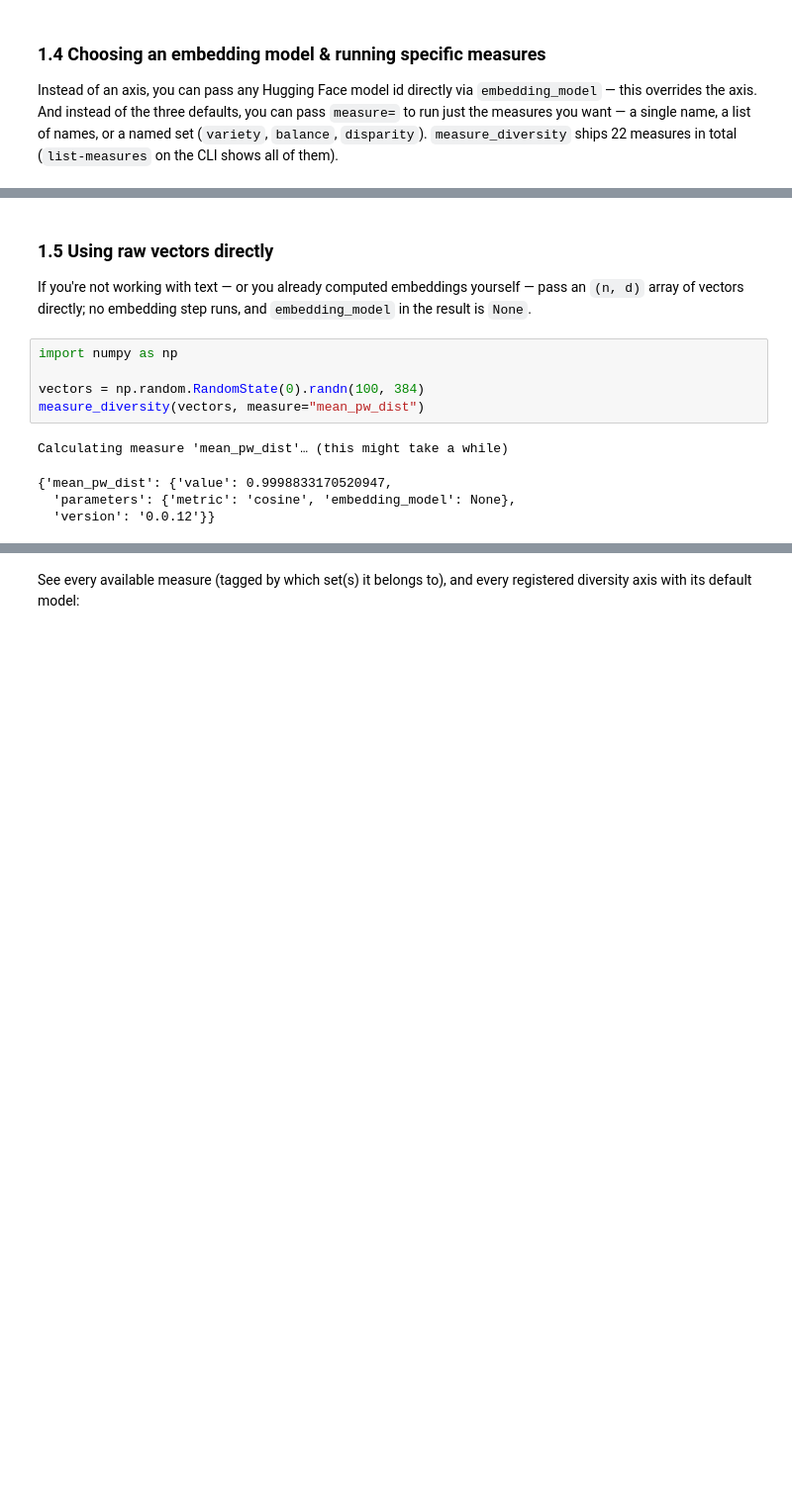
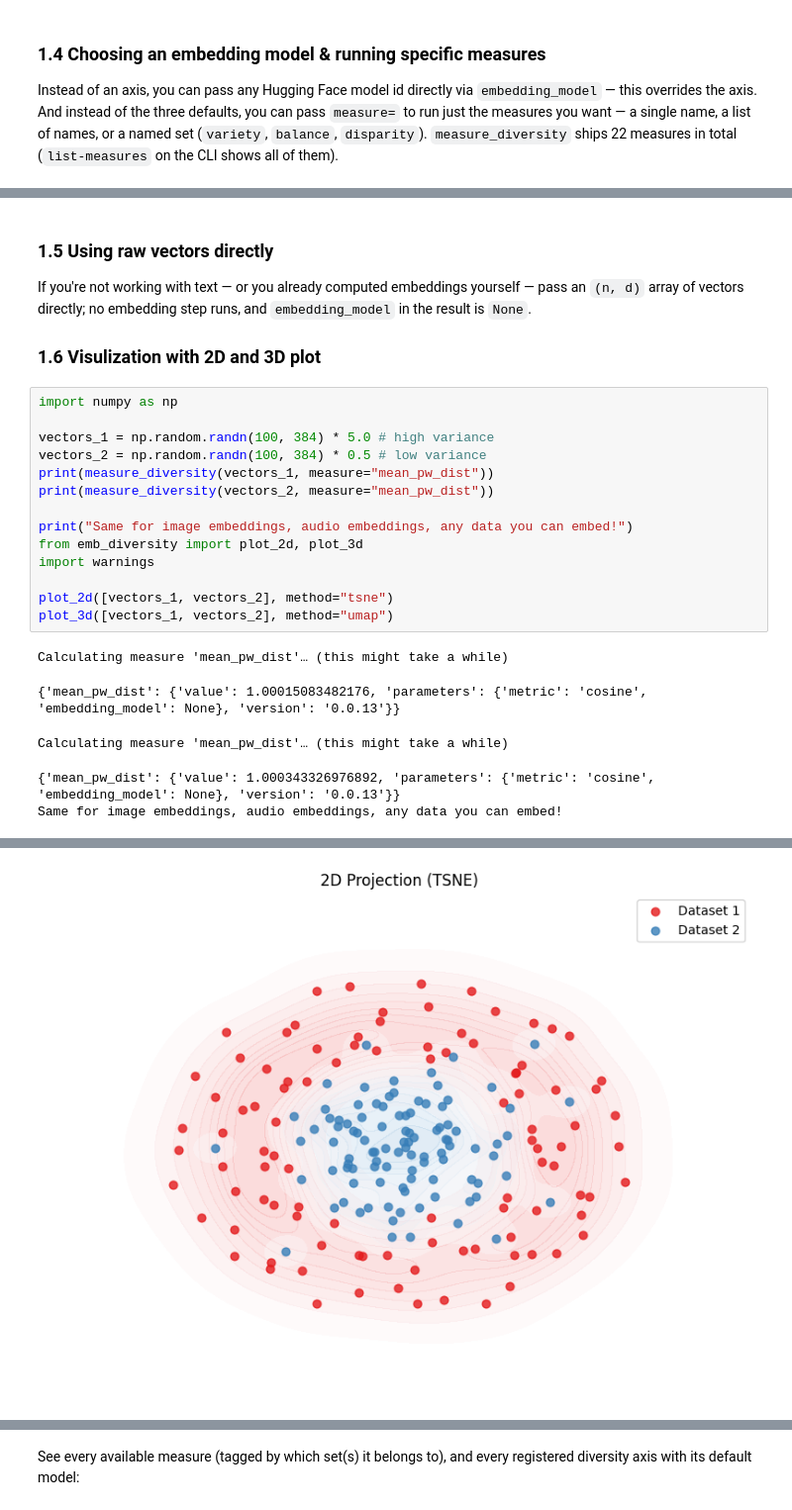
Before and after one commit to nlpsoc/emb-diversity, a Jupyter notebook: examples/colab_demo.ipynb, the cells around one changed output, grey strips where cells are left out. Shown at 99% size. Cells and saved outputs as stored; diff of their text form; blank space fills up the shorter version.

```diff
--- a/examples/colab_demo.ipynb
+++ b/examples/colab_demo.ipynb
@@ -177,13 +176,25 @@ Calculating measure 'energy'… (this might take a while)
 If you're not working with text — or you already computed embeddings
 yourself — pass an `(n, d)` array of vectors directly; no embedding step
 runs, and `embedding_model` in the result is `None`.
+
+### 1.6 Visulization with 2D and 3D plot
 # %%
 import numpy as np
 
-vectors = np.random.RandomState(0).randn(100, 384)
-measure_diversity(vectors, measure="mean_pw_dist")
+vectors_1 = np.random.randn(100, 384) * 5.0 # high variance
+vectors_2 = np.random.randn(100, 384) * 0.5 # low variance
+print(measure_diversity(vectors_1, measure="mean_pw_dist"))
+print(measure_diversity(vectors_2, measure="mean_pw_dist"))
+
+print("Same for image embeddings, audio embeddings, any data you can embed!")
+from emb_diversity import plot_2d, plot_3d
+import warnings
+
+plot_2d([vectors_1, vectors_2], method="tsne")
+plot_3d([vectors_1, vectors_2], method="umap")
 # %% [output]
 Calculating measure 'mean_pw_dist'… (this might take a while)
-{'mean_pw_dist': {'value': 0.9998833170520947,
-  'parameters': {'metric': 'cosine', 'embedding_model': None},
-  'version': '0.0.12'}}
+{'mean_pw_dist': {'value': 1.00015083482176, 'parameters': {'metric': 'cosine', 'embedding_model': None}, 'version': '0.0.13'}}
+Calculating measure 'mean_pw_dist'… (this might take a while)
+{'mean_pw_dist': {'value': 1.000343326976892, 'parameters': {'metric': 'cosine', 'embedding_model': None}, 'version': '0.0.13'}}
+Same for image embeddings, audio embeddings, any data you can embed!
@@ -190,3 +202,4 @@ Calculating measure 'mean_pw_dist'… (this might take a while)
+[figure, added]
 # %% [markdown]
 ## Part 2 — Command-line interface (CLI)
 
```
Also changed, not shown: parts of 14 cells of this notebook.
